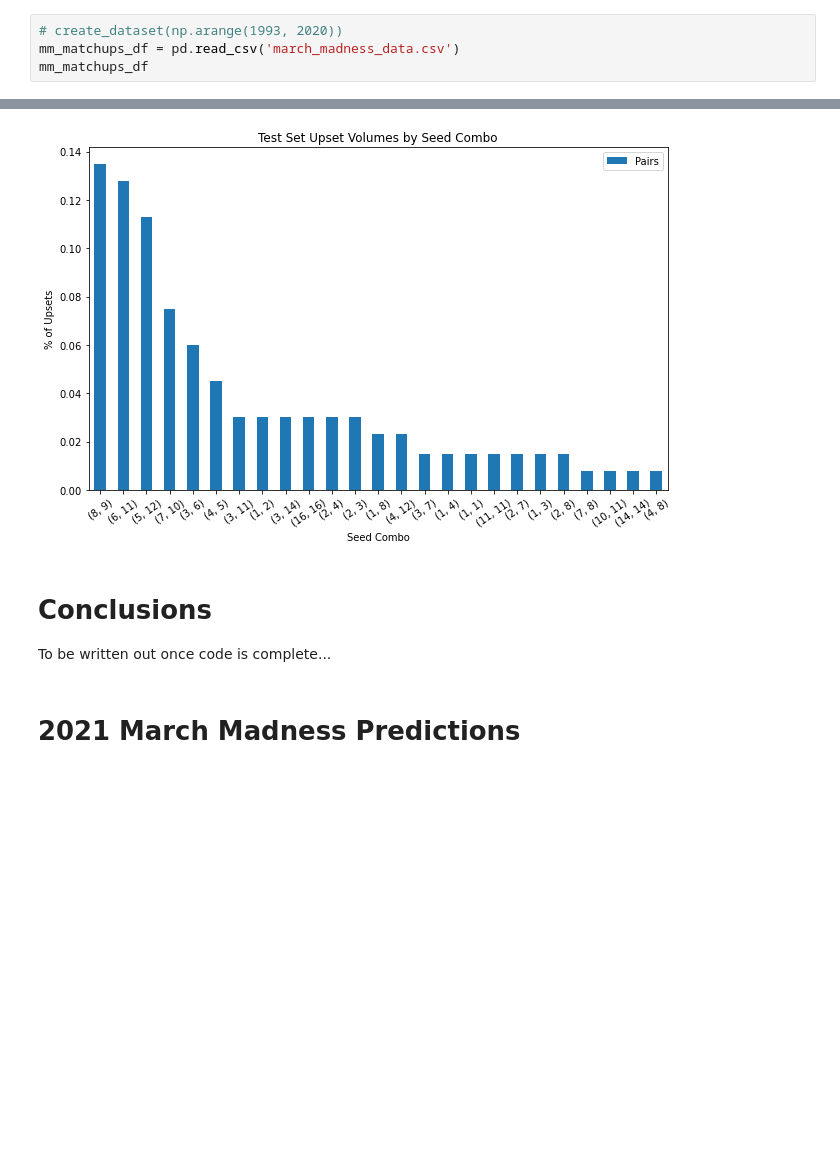
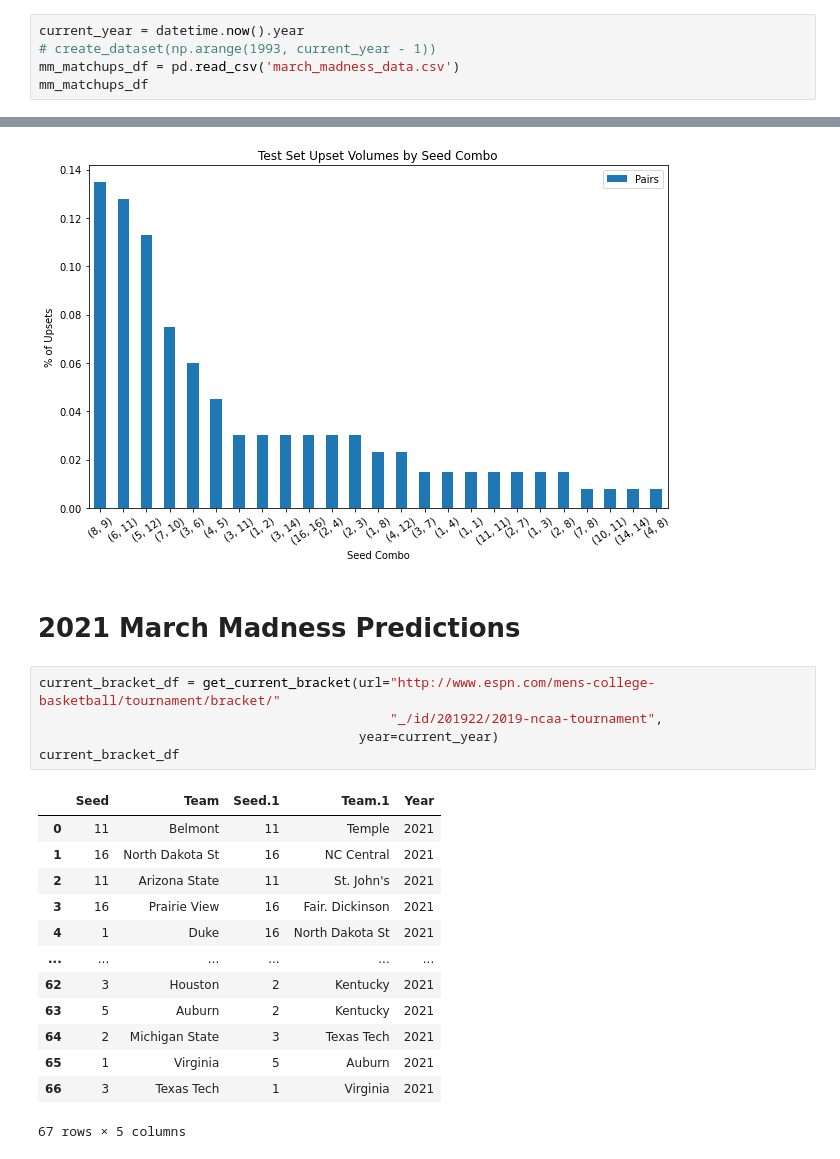
Before and after one commit to matthew-agard/March-Madness-Predictions, a Jupyter notebook: March_Madness_Predictions.ipynb, the cells around one changed output, grey strips where cells are left out. Cells and saved outputs as stored; diff of their text form; blank space fills up the shorter version.

Commit message:
Implemented API functionality to fetch current year's bracket data

```diff
--- a/March_Madness_Predictions.ipynb
+++ b/March_Madness_Predictions.ipynb
@@ -130,7 +132,8 @@ get_team_data(url=("https://apps.washingtonpost.com/sports/search/?pri_school_id
 # %% [markdown]
 ## Data Pipeline
 # %%
-# create_dataset(np.arange(1993, 2020))
+current_year = datetime.now().year
+# create_dataset(np.arange(1993, current_year - 1))
 mm_matchups_df = pd.read_csv('march_madness_data.csv')
 mm_matchups_df
 # %% [output]
@@ -512,9 +515,24 @@ test_upset_pairs_freq.plot(figsize=(9, 6), kind='bar', rot=35)
 format_plot(title='Test Set Upset Volumes by Seed Combo', xlabel='Seed Combo', ylabel='% of Upsets')
 # %% [output]
 [figure]
-# %% [markdown]
-# Conclusions
-
-To be written out once code is complete...
 # %% [markdown]
 # 2021 March Madness Predictions
+# %%
+current_bracket_df = get_current_bracket(url="http://www.espn.com/mens-college-basketball/tournament/bracket/"
+                                             "_/id/201922/2019-ncaa-tournament",
+                                         year=current_year)
+current_bracket_df
+# %% [output]
+|  | Seed | Team | Seed.1 | Team.1 | Year |
+| 0 | 11 | Belmont | 11 | Temple | 2021 |
+| 1 | 16 | North Dakota St | 16 | NC Central | 2021 |
+| 2 | 11 | Arizona State | 11 | St. John's | 2021 |
+| 3 | 16 | Prairie View | 16 | Fair. Dickinson | 2021 |
+| 4 | 1 | Duke | 16 | North Dakota St | 2021 |
+| ... | ... | ... | ... | ... | ... |
+| 62 | 3 | Houston | 2 | Kentucky | 2021 |
+| 63 | 5 | Auburn | 2 | Kentucky | 2021 |
+| 64 | 2 | Michigan State | 3 | Texas Tech | 2021 |
+| 65 | 1 | Virginia | 5 | Auburn | 2021 |
+| 66 | 3 | Texas Tech | 1 | Virginia | 2021 |
+67 rows × 5 columns
```
Also changed, not shown: parts of 7 cells of this notebook.
